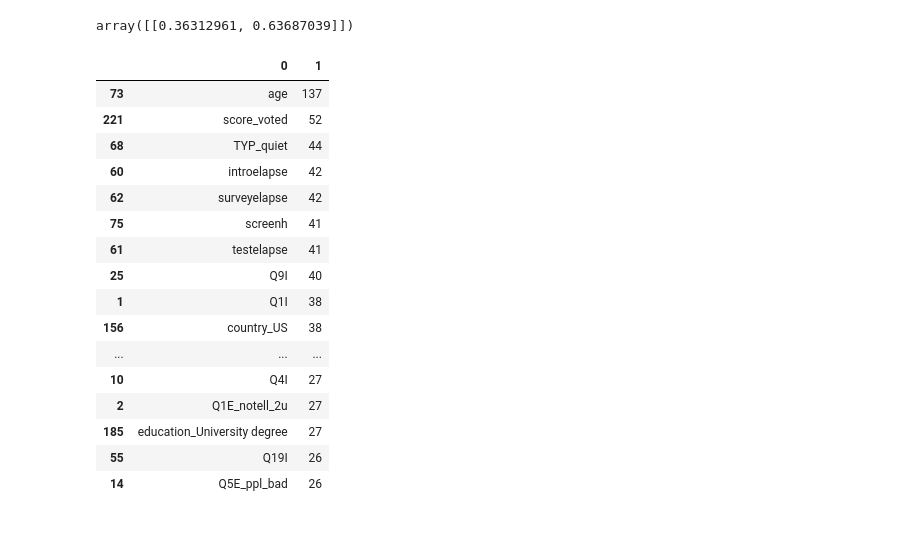
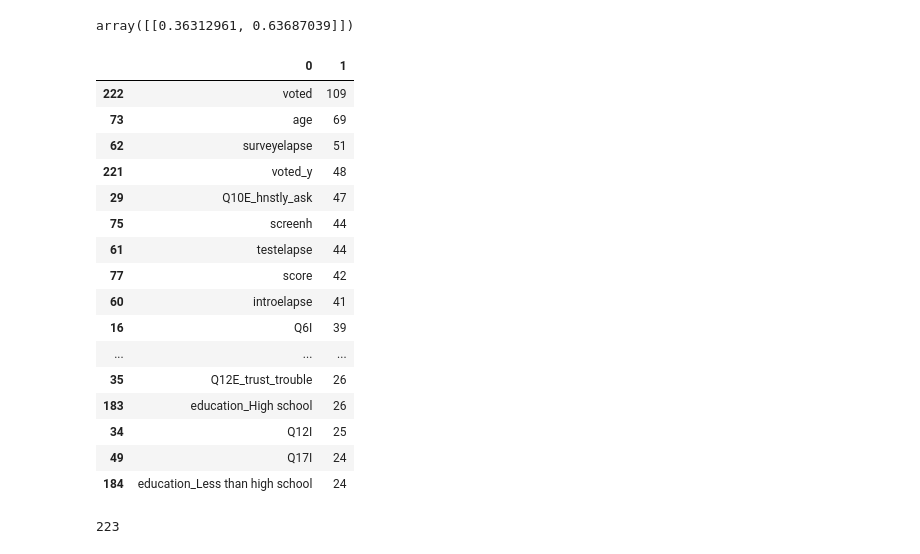
Before and after one commit to dss-14th/ml-repo-3, a Jupyter notebook: yong's/final_importance_except0_.ipynb, the cells around one changed output. Saved outputs shown, nothing was run; the diff lists cells and outputs as text; code cells hidden in the pictures.

```diff
--- a/yong's/final_importance_except0_.ipynb
+++ b/yong's/final_importance_except0_.ipynb
@@ -294,0 +343,3 @@ df1_te
+# %%
+df2_tr = pd.merge(left=df1_tr, right=df_age_tr, how="left", right_index=True, left_on="age")
+df2_tr
@@ -337,6 +411,6 @@ array([-0.33333333, -0.17538462, -0.11111111, -0.08300395, -0.0817942 ,
 # %% [markdown]
 ### 다시 train test 나누어서 모델적용
 # %%
-train_X=df1_tr.drop("voted_x", axis=1)
-train_Y=df1_tr.voted_x
+train_X=df2_tr.drop("voted_x", axis=1)
+train_Y=df2_tr.voted_x
 # %%
@@ -432,3 +502,0 @@ train_X.shape, test_X.shape, train_Y.shape, test_Y.shape
-# %%
-train_X = train_X.rename(columns={"score_vote":"score_voted"})
-train_X
@@ -628,7 +697,7 @@ models_score_df(models, model_names, train_X, test_X, train_Y, test_Y)
 ## confusion matrix
 # %%
 from lightgbm import LGBMClassifier
-lgbm = LGBMClassifier(colsample_bytree=0.6, gamma= 0.5, max_depth=10, min_child_weight=10,
+lgbm = LGBMClassifier(colsample_bytree=0.6, gamma= 0.5, max_depth=10, min_child_weight=5,
                       subsample=0.6, random_state=13)
 # %%
 lgbm.fit(train_X, train_Y)
@@ -986,23 +1057,27 @@ array([[0.36312961, 0.63687039]])
 # %%
 df2.to_csv("final_someone.csv")
 # %%
-ww = pd.DataFrame(zip(df2.columns, lgbm.feature_importances_)).sort_values(1, ascending=False)[:45]
+ww = pd.DataFrame(zip(train_X.columns, lgbm.feature_importances_)).sort_values(1, ascending=False)[:45]
 ww
 # %% [output]
 |  | 0 | 1 |
-| 73 | age | 137 |
-| 221 | score_voted | 52 |
-| 68 | TYP_quiet | 44 |
-| 60 | introelapse | 42 |
-| 62 | surveyelapse | 42 |
-| 75 | screenh | 41 |
-| 61 | testelapse | 41 |
-| 25 | Q9I | 40 |
-| 1 | Q1I | 38 |
-| 156 | country_US | 38 |
+| 222 | voted | 109 |
+| 73 | age | 69 |
+| 62 | surveyelapse | 51 |
+| 221 | voted_y | 48 |
+| 29 | Q10E_hnstly_ask | 47 |
+| 75 | screenh | 44 |
+| 61 | testelapse | 44 |
+| 77 | score | 42 |
+| 60 | introelapse | 41 |
+| 16 | Q6I | 39 |
 | ... | ... | ... |
-| 10 | Q4I | 27 |
-| 2 | Q1E_notell_2u | 27 |
-| 185 | education_University degree | 27 |
-| 55 | Q19I | 26 |
-| 14 | Q5E_ppl_bad | 26 |
+| 35 | Q12E_trust_trouble | 26 |
+| 183 | education_High school | 26 |
+| 34 | Q12I | 25 |
+| 49 | Q17I | 24 |
+| 184 | education_Less than high school | 24 |
+# %%
+len(train_X.columns)
+# %% [output]
+223
```
Also changed, not shown: parts of 36 cells of this notebook.
